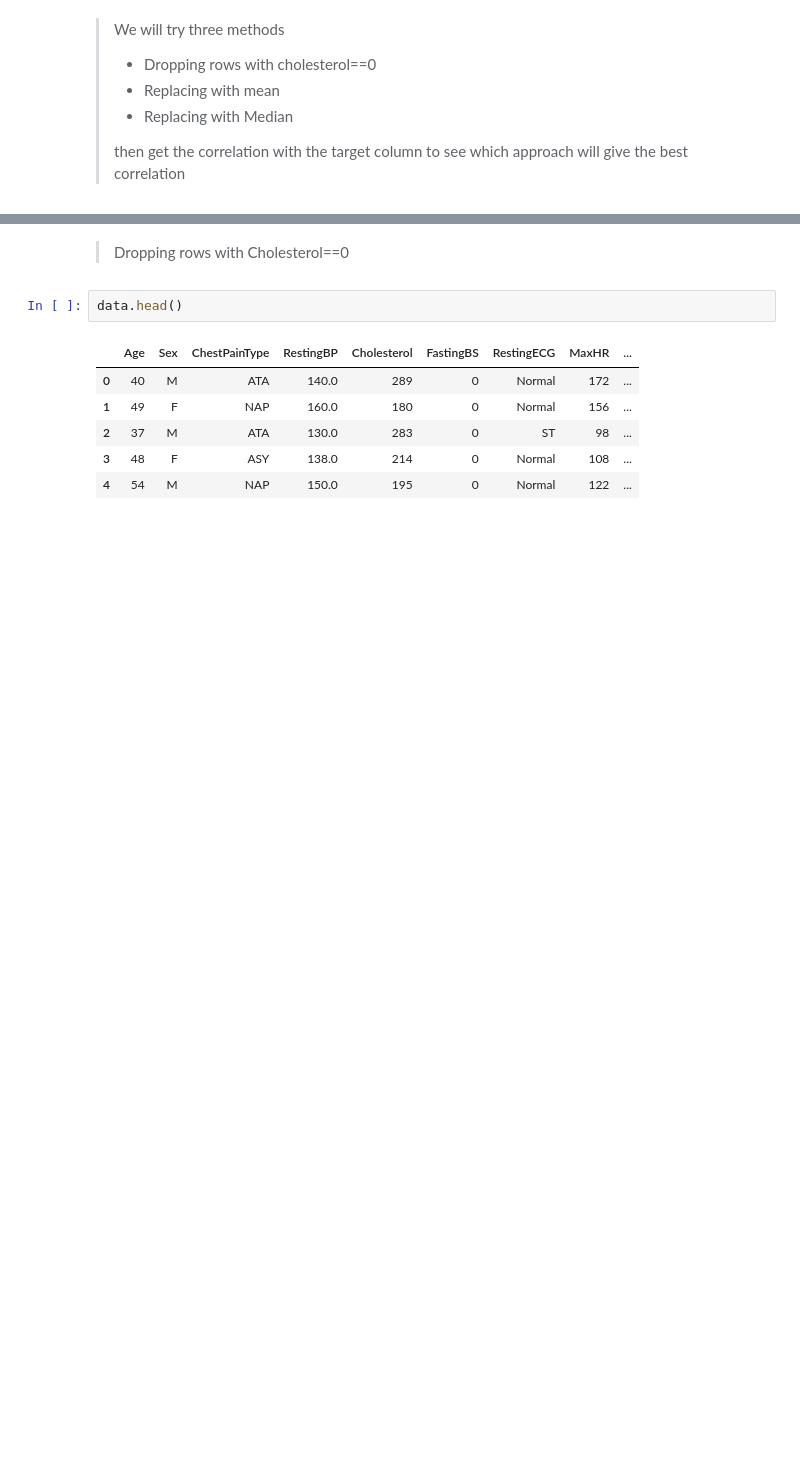
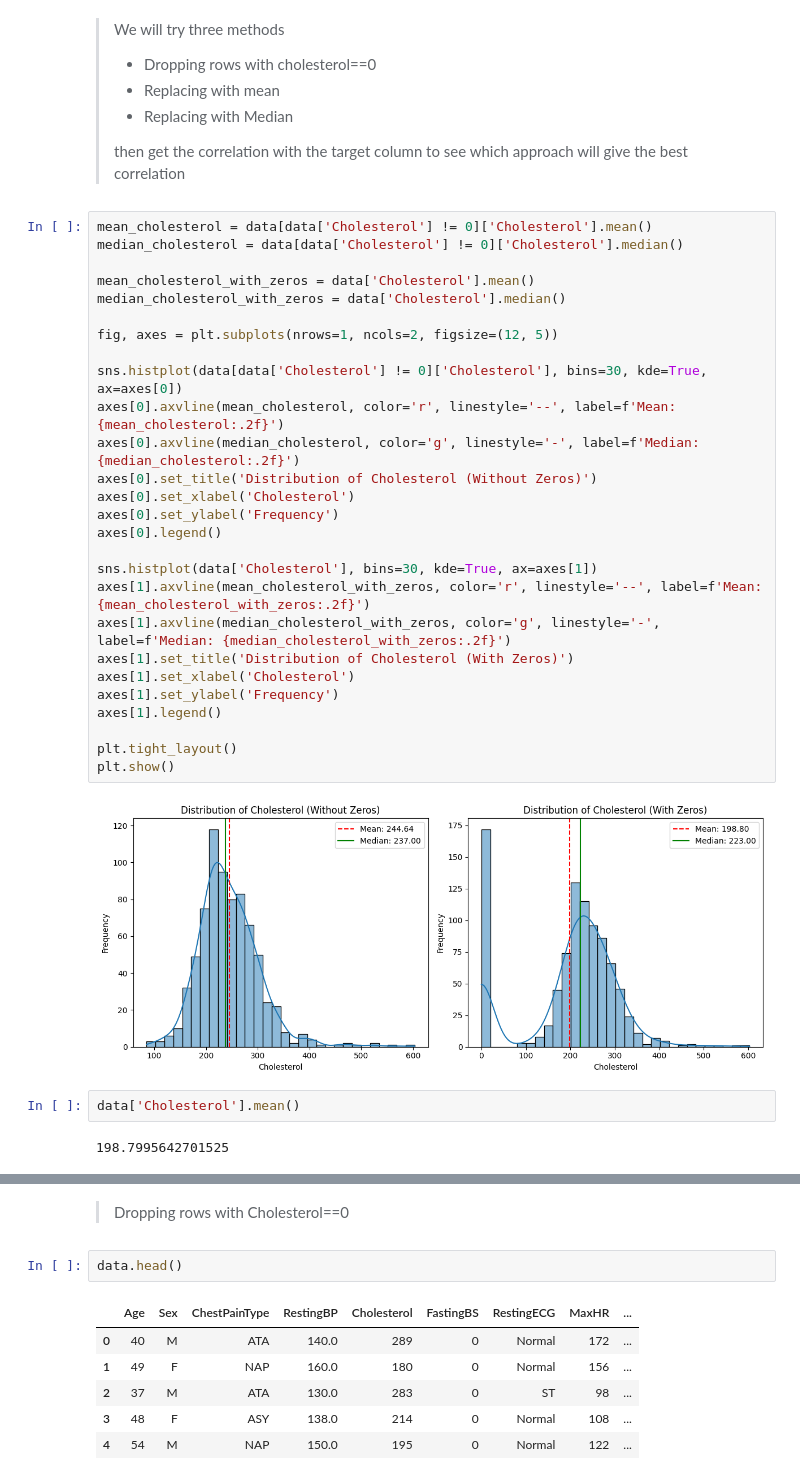
Before and after one commit to Seif-Yasser-Ahmed/Heart-Failure-Prediction, a Jupyter notebook: Src/Preprocessor.ipynb, the cells around one changed output, grey strips where cells are left out. Saved outputs shown, nothing was run; the diff lists cells and outputs as text; blank space fills up the shorter version.

```diff
--- a/Src/Preprocessor.ipynb
+++ b/Src/Preprocessor.ipynb
@@ -766,3 +771,36 @@ plot_2d_3d(pca_df_STDB_2D)
 > - Replacing with Median
 >
 > then get the correlation with the target column to see which approach will give the best correlation
+# %%
+mean_cholesterol = data[data['Cholesterol'] != 0]['Cholesterol'].mean()
+median_cholesterol = data[data['Cholesterol'] != 0]['Cholesterol'].median()
+
+mean_cholesterol_with_zeros = data['Cholesterol'].mean()
+median_cholesterol_with_zeros = data['Cholesterol'].median()
+
+fig, axes = plt.subplots(nrows=1, ncols=2, figsize=(12, 5))
+
+sns.histplot(data[data['Cholesterol'] != 0]['Cholesterol'], bins=30, kde=True, ax=axes[0])
+axes[0].axvline(mean_cholesterol, color='r', linestyle='--', label=f'Mean: {mean_cholesterol:.2f}')
+axes[0].axvline(median_cholesterol, color='g', linestyle='-', label=f'Median: {median_cholesterol:.2f}')
+axes[0].set_title('Distribution of Cholesterol (Without Zeros)')
+axes[0].set_xlabel('Cholesterol')
+axes[0].set_ylabel('Frequency')
+axes[0].legend()
+
+sns.histplot(data['Cholesterol'], bins=30, kde=True, ax=axes[1])
+axes[1].axvline(mean_cholesterol_with_zeros, color='r', linestyle='--', label=f'Mean: {mean_cholesterol_with_zeros:.2f}')
+axes[1].axvline(median_cholesterol_with_zeros, color='g', linestyle='-', label=f'Median: {median_cholesterol_with_zeros:.2f}')
+axes[1].set_title('Distribution of Cholesterol (With Zeros)')
+axes[1].set_xlabel('Cholesterol')
+axes[1].set_ylabel('Frequency')
+axes[1].legend()
+
+plt.tight_layout()
+plt.show()
+# %% [output]
+[figure, added]
+# %%
+data['Cholesterol'].mean()
+# %% [output]
+198.7995642701525
```
Also changed, not shown: parts of 95 cells of this notebook, 19 other files.
